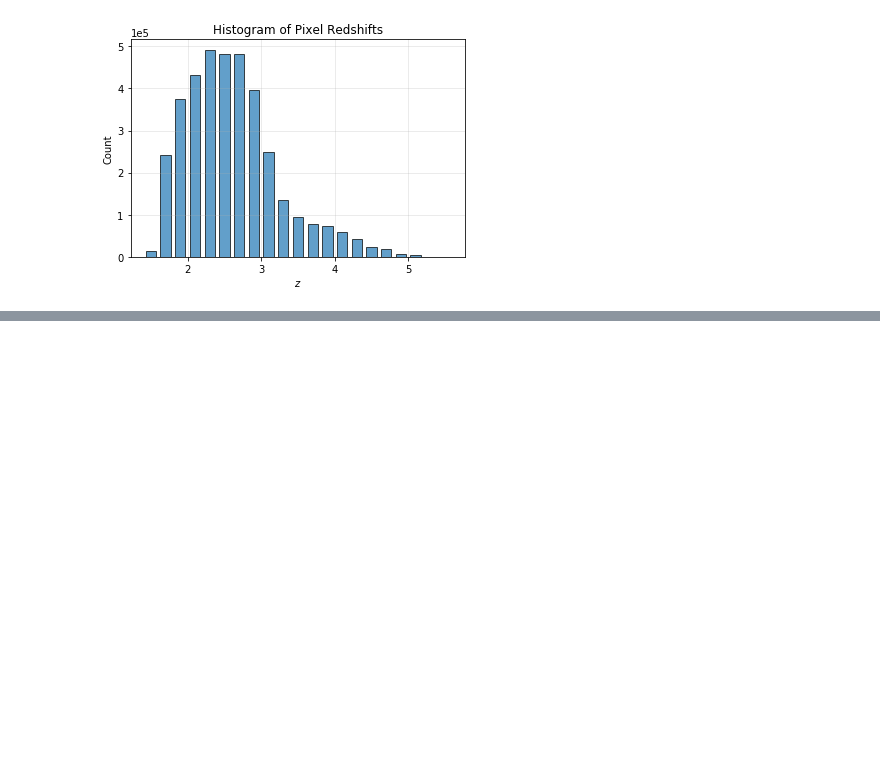
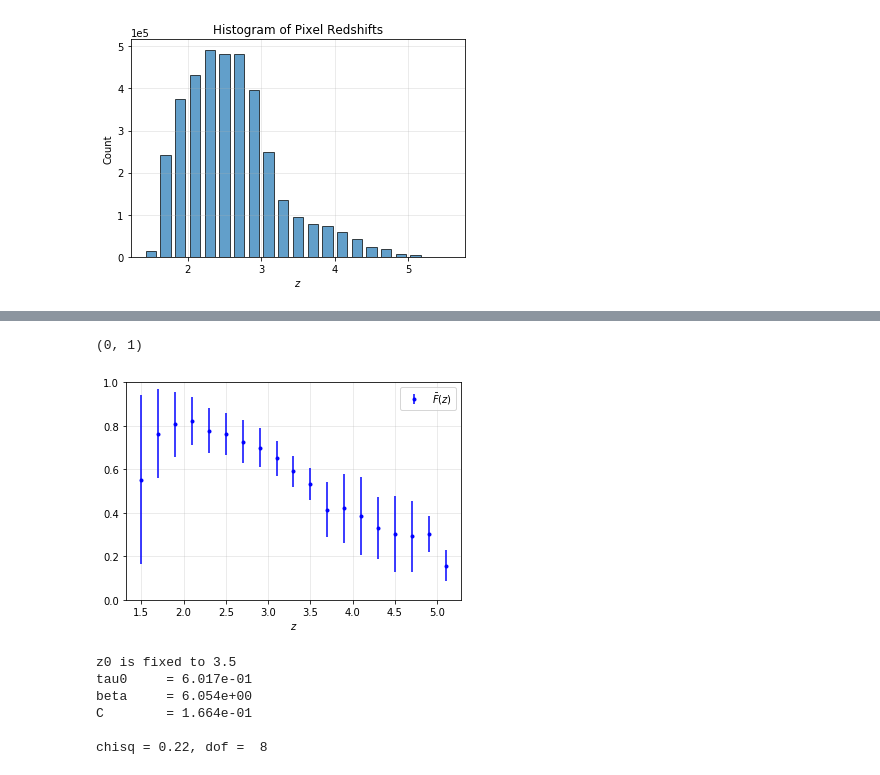
Before and after one commit to p-slash/qsotools, a Jupyter notebook: notebooks/PropertiesKODIAQSpectra.ipynb, the cells around one changed output, grey strips where cells are left out. Drawn from its saved outputs; the diff is of its cells as text; code cells hidden in the pictures; blank space fills up the shorter version.

```diff
--- a/notebooks/PropertiesKODIAQSpectra.ipynb
+++ b/notebooks/PropertiesKODIAQSpectra.ipynb
@@ -74,0 +94,26 @@ plt.ylim(0,1)
+# %%
+# Take squared error average as error on mean flux
+plt.errorbar(redshifts, mean_flux, yerr=mean_error2, fmt="b.", label=r"$\bar F(z)$")
+plt.grid(True, which='major', alpha=0.3)
+plt.legend()
+plt.xlabel(r'$z$')
+plt.ylim(0,1)
+# %% [output]
+(0, 1)
+[figure, added]
+# %%
+# Fit mean flux
+# Cut redshift range
+ind = np.logical_and(1.7<redshifts, redshifts<4.0)
+fit_F = mean_flux[ind]
+fit_e = mean_error2[ind]
+fit_z = redshifts[ind]
+
+pnew, pcov = fid.fitBecker13MeanFlux(fit_z, fit_F, fit_e)
+# %% [output]
+z0 is fixed to 3.5
+tau0     = 6.017e-01
+beta     = 6.054e+00
+C        = 1.664e-01
+
+chisq = 0.22, dof =  8
```
Also changed, not shown: parts of 5 cells of this notebook.
